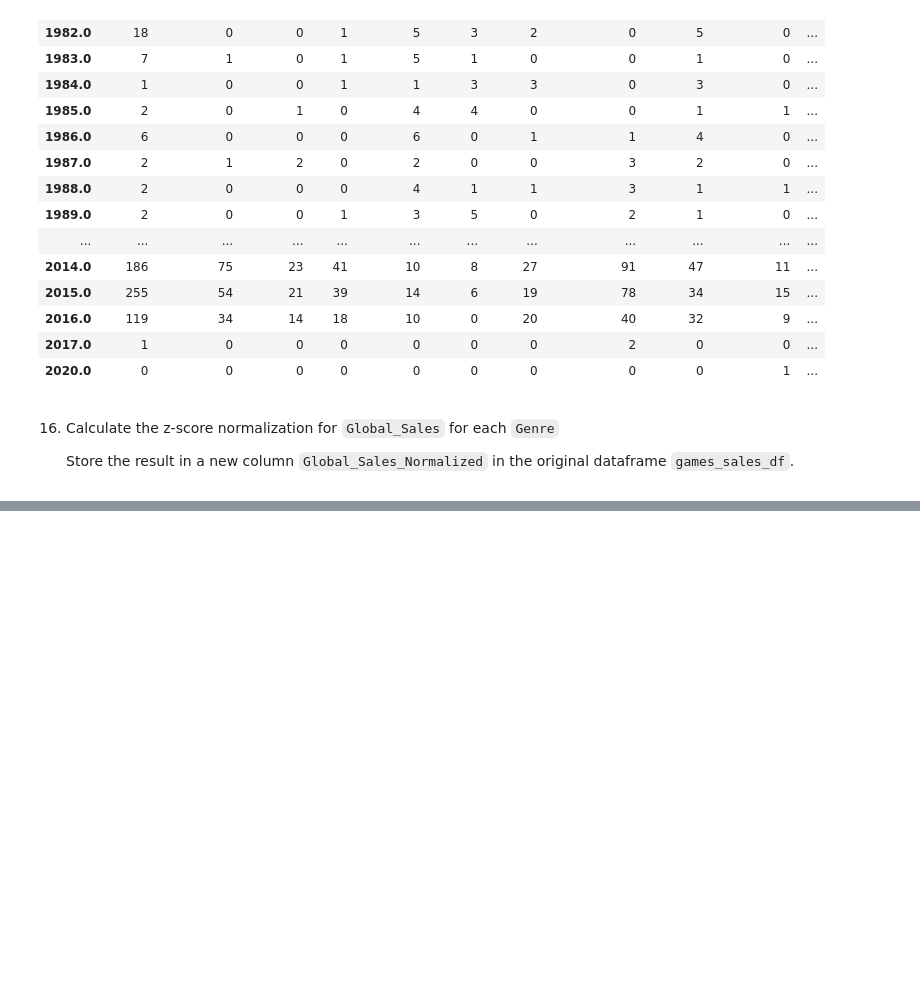
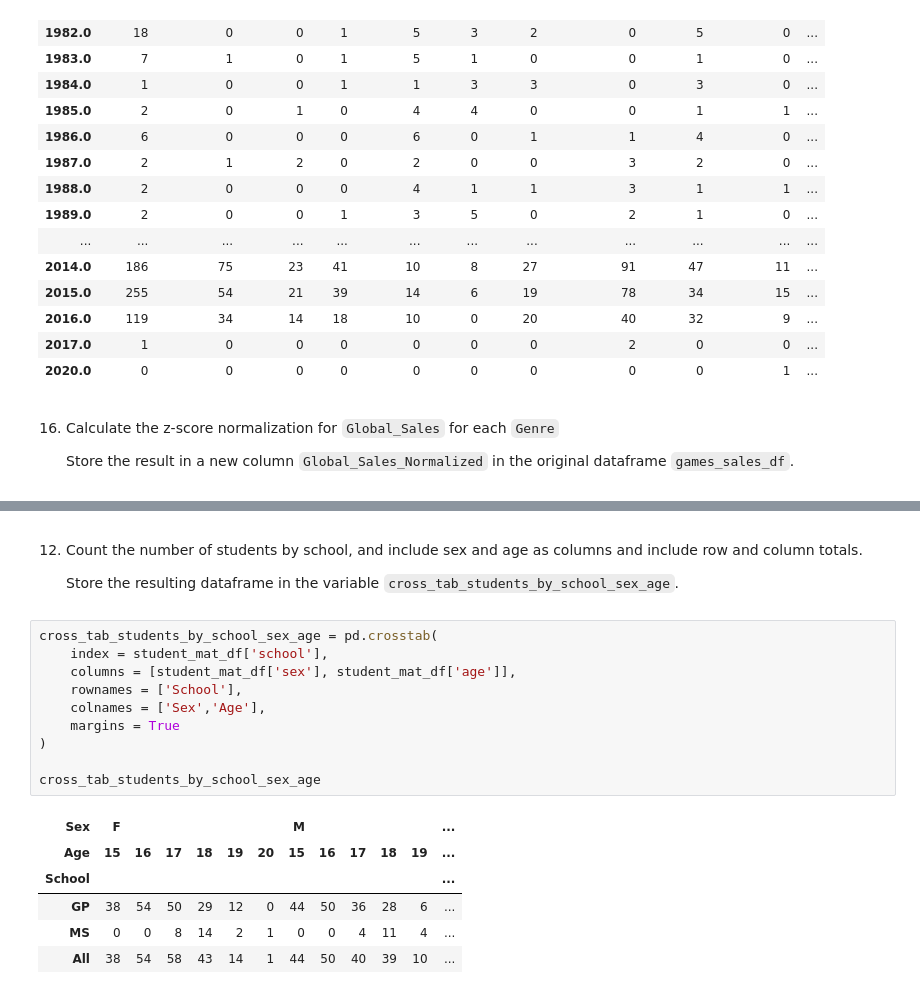
Before and after one commit to DVadeus/Data-Analysis, a Jupyter notebook: 4 Data Wrangling with Pandas.ipynb, the cells around one changed output, grey strips where cells are left out. Saved outputs shown, nothing was run; the diff lists cells and outputs as text; blank space fills up the shorter version.

```diff
--- a/4 Data Wrangling with Pandas.ipynb
+++ b/4 Data Wrangling with Pandas.ipynb
@@ -540,0 +860,21 @@ games_sales_df.groupby('Genre')
+# %% [markdown]
+12. Count the number of students by school, and include sex and age as columns and include row and column totals.
+
+    Store the resulting dataframe in the variable ``cross_tab_students_by_school_sex_age``.
+# %%
+cross_tab_students_by_school_sex_age = pd.crosstab(
+    index = student_mat_df['school'],
+    columns = [student_mat_df['sex'], student_mat_df['age']],
+    rownames = ['School'],
+    colnames = ['Sex','Age'],
+    margins = True
+)
+
+cross_tab_students_by_school_sex_age
+# %% [output]
+| Sex | F |  |  |  |  |  | M |  |  |  |  | ... |
+| Age | 15 | 16 | 17 | 18 | 19 | 20 | 15 | 16 | 17 | 18 | 19 | ... |
+| School |  |  |  |  |  |  |  |  |  |  |  | ... |
+| GP | 38 | 54 | 50 | 29 | 12 | 0 | 44 | 50 | 36 | 28 | 6 | ... |
+| MS | 0 | 0 | 8 | 14 | 2 | 1 | 0 | 0 | 4 | 11 | 4 | ... |
+| All | 38 | 54 | 58 | 43 | 14 | 1 | 44 | 50 | 40 | 39 | 10 | ... |
```
Also changed, not shown: parts of 61 cells of this notebook, 2 other files.
